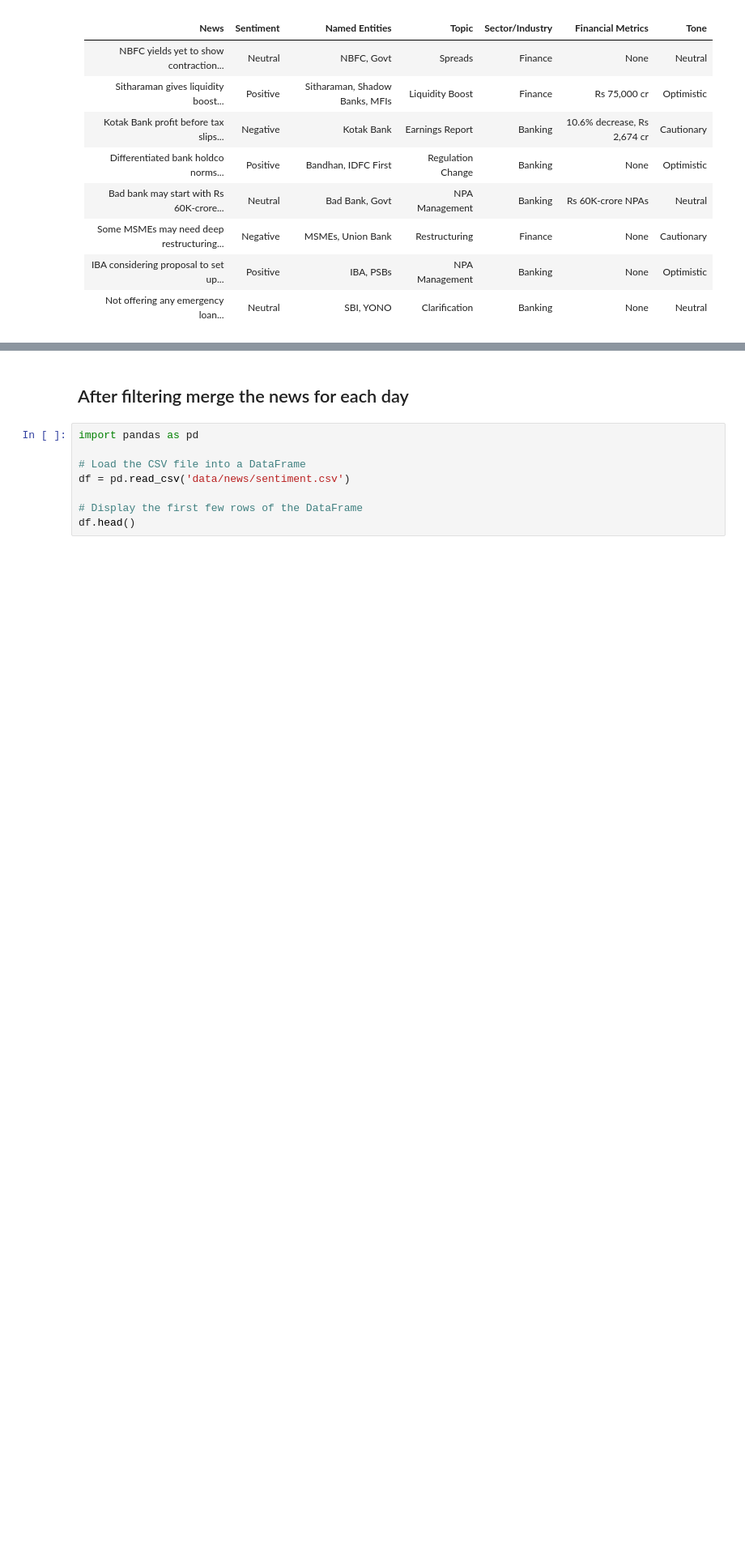
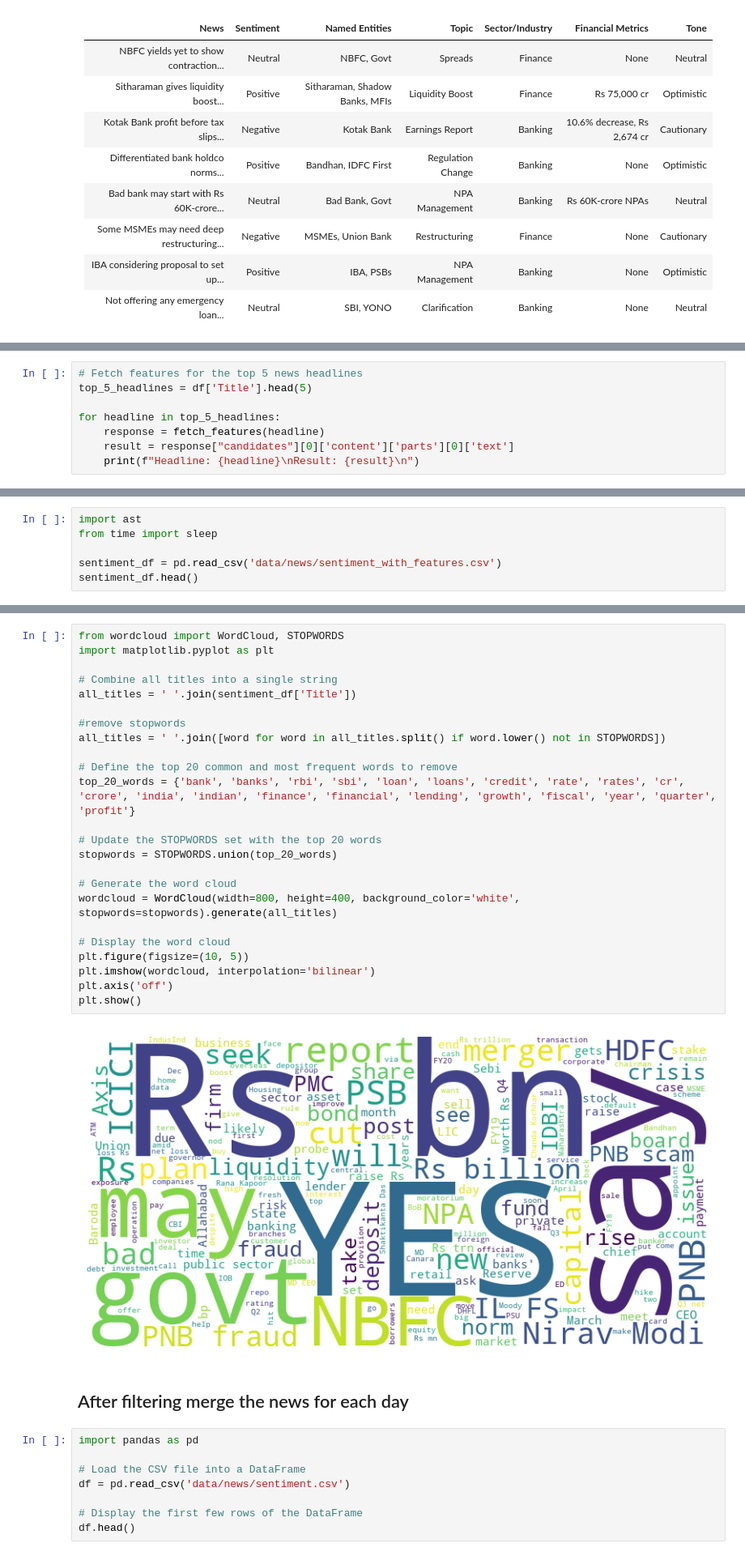
Before and after one commit to sachinprasanna7/Stock-Movement-Prediction-using-Spectrograms-Technical-Indicators-and-News, a Jupyter notebook: load_financia_news.ipynb, the cells around one changed output, grey strips where cells are left out. Shown at 81% size. Saved outputs shown, nothing was run; the diff lists cells and outputs as text; blank space fills up the shorter version.

```diff
--- a/load_financia_news.ipynb
+++ b/load_financia_news.ipynb
@@ -128,0 +170,8 @@ for headline in df['Title'].head(10):
+# %%
+# Fetch features for the top 5 news headlines
+top_5_headlines = df['Title'].head(5)
+
+for headline in top_5_headlines:
+    response = fetch_features(headline)
+    result = response["candidates"][0]['content']['parts'][0]['text']
+    print(f"Headline: {headline}\nResult: {result}\n")
@@ -128,0 +197,6 @@ for headline in df['Title'].head(10):
+# %%
+import ast
+from time import sleep
+
+sentiment_df = pd.read_csv('data/news/sentiment_with_features.csv')
+sentiment_df.head()
@@ -129,3 +309,29 @@ for headline in df['Title'].head(10):
+# %%
+from wordcloud import WordCloud, STOPWORDS
+import matplotlib.pyplot as plt
+
+# Combine all titles into a single string
+all_titles = ' '.join(sentiment_df['Title'])
+
+#remove stopwords
+all_titles = ' '.join([word for word in all_titles.split() if word.lower() not in STOPWORDS])
+
+# Define the top 20 common and most frequent words to remove
+top_20_words = {'bank', 'banks', 'rbi', 'sbi', 'loan', 'loans', 'credit', 'rate', 'rates', 'cr', 'crore', 'india', 'indian', 'finance', 'financial', 'lending', 'growth', 'fiscal', 'year', 'quarter', 'profit'}
+
+# Update the STOPWORDS set with the top 20 words
+stopwords = STOPWORDS.union(top_20_words)
+
+# Generate the word cloud
+wordcloud = WordCloud(width=800, height=400, background_color='white', stopwords=stopwords).generate(all_titles)
+
+# Display the word cloud
+plt.figure(figsize=(10, 5))
+plt.imshow(wordcloud, interpolation='bilinear')
+plt.axis('off')
+plt.show()
+# %% [output]
+[figure, added]
 # %% [markdown]
 ## After filtering merge the news for each day
 # %%
```
Also changed, not shown: parts of 9 cells of this notebook, 3 other files.
